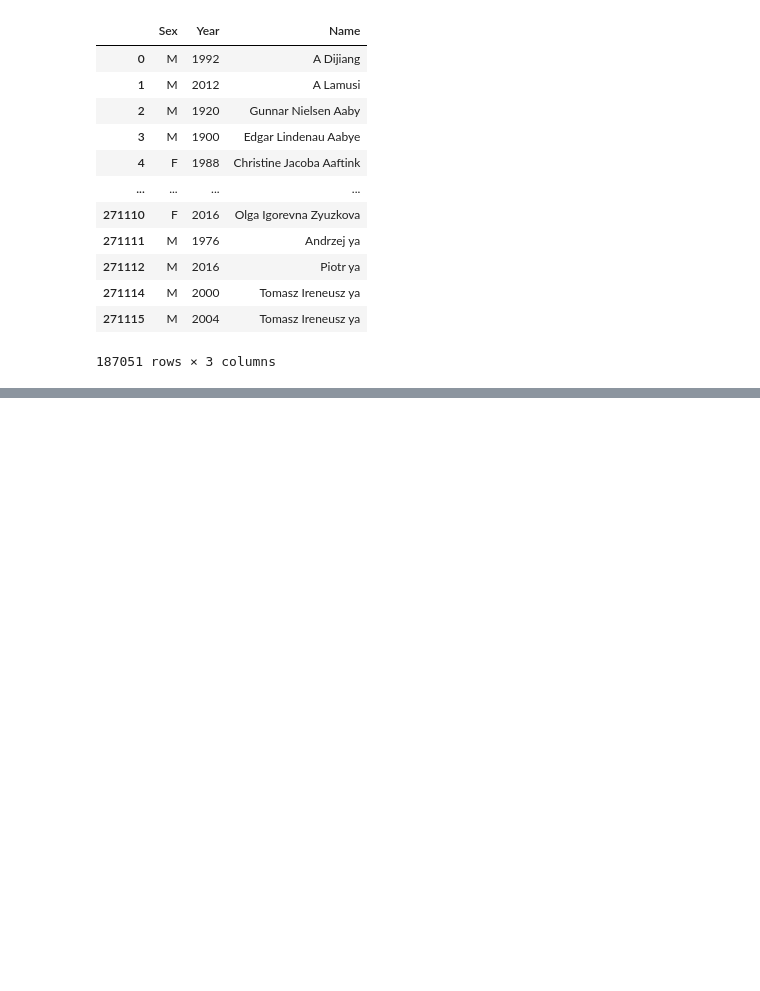
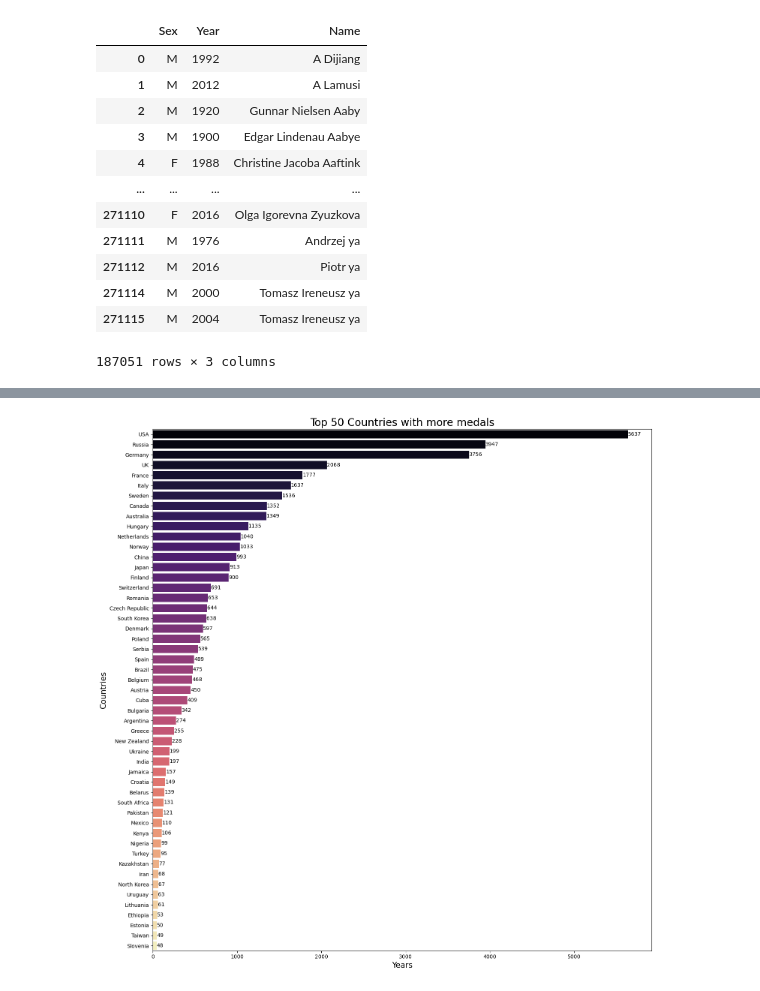
Before and after one commit to jmejiasb/viu_act2, a Jupyter notebook: 04EPPY_Act02(1).ipynb, the cells around one changed output, grey strips where cells are left out. Drawn from its saved outputs; the diff is of its cells as text; code cells hidden in the pictures; blank space fills up the shorter version.

```diff
--- a/04EPPY_Act02(1).ipynb
+++ b/04EPPY_Act02(1).ipynb
@@ -250,0 +268,7 @@ plt.show()
+# %%
+#Guardar codigos NOC en Dataframe
+noc_route = os.path.join("res","120_years_olympic_history","noc_regions.csv")
+
+noc = pd.read_csv(noc_route, engine="python", header=0)
+
+noc.sample(5)
@@ -250,0 +282,5 @@ plt.show()
+# %%
+#Se unen los dos DataFrame, se eliminan la columna NOC y notes para que quede el dataframe solo con el nombre del pais y las medallas.
+medal_countries = olympic_history[["NOC", "Medal"]].merge(noc, on=["NOC"], how="left").drop(["NOC", "notes"], axis=1)
+medal_countries.rename(columns={"region":"Country"}, inplace=True)
+medal_countries.sample(5)
@@ -250,0 +294,6 @@ plt.show()
+# %%
+#Agrupar por nombre de Pais y sortear de mayor a menor el conteo de las medallas.
+
+medal_countries_grouped = medal_countries.groupby("Country").count().reset_index().sort_values(by=["Medal"],ascending=False)
+
+medal_countries_grouped.head(5)
@@ -250,0 +307,5 @@ plt.show()
+# %%
+#Se usa slicing para obtener los 50 paises con mas medallas
+top_50 = medal_countries_grouped[:51]
+
+display(top_50)
@@ -251,3 +330,26 @@ plt.show()
+# %%
+#Crear grafico de barras
+
+top_50_plot = sns.barplot(data=top_50,
+                          x="Medal",
+                          y="Country",
+                          orient="h",
+                          palette="magma"
+                          )
+
+#Modificar parametros del grafico para hacerlo mas presentable
+top_50_plot.figure.set_figwidth(15)
+top_50_plot.figure.set_figheight(15)
+top_50_plot.set_title("Top 50 Countries with more medals", fontsize=20)
+top_50_plot.set_xlabel("Years", fontsize=15)
+top_50_plot.set_ylabel("Countries", fontsize=15)
+top_50_plot.bar_label(top_50_plot.containers[0])
+plt.tight_layout()
+
+#Mostrar grafico
+plt.show()
+# %% [output]
+[figure, added]
 # %% [markdown]
 ### A3 - Machine Learning - 45%
 
```
Also changed, not shown: parts of 25 cells of this notebook.
